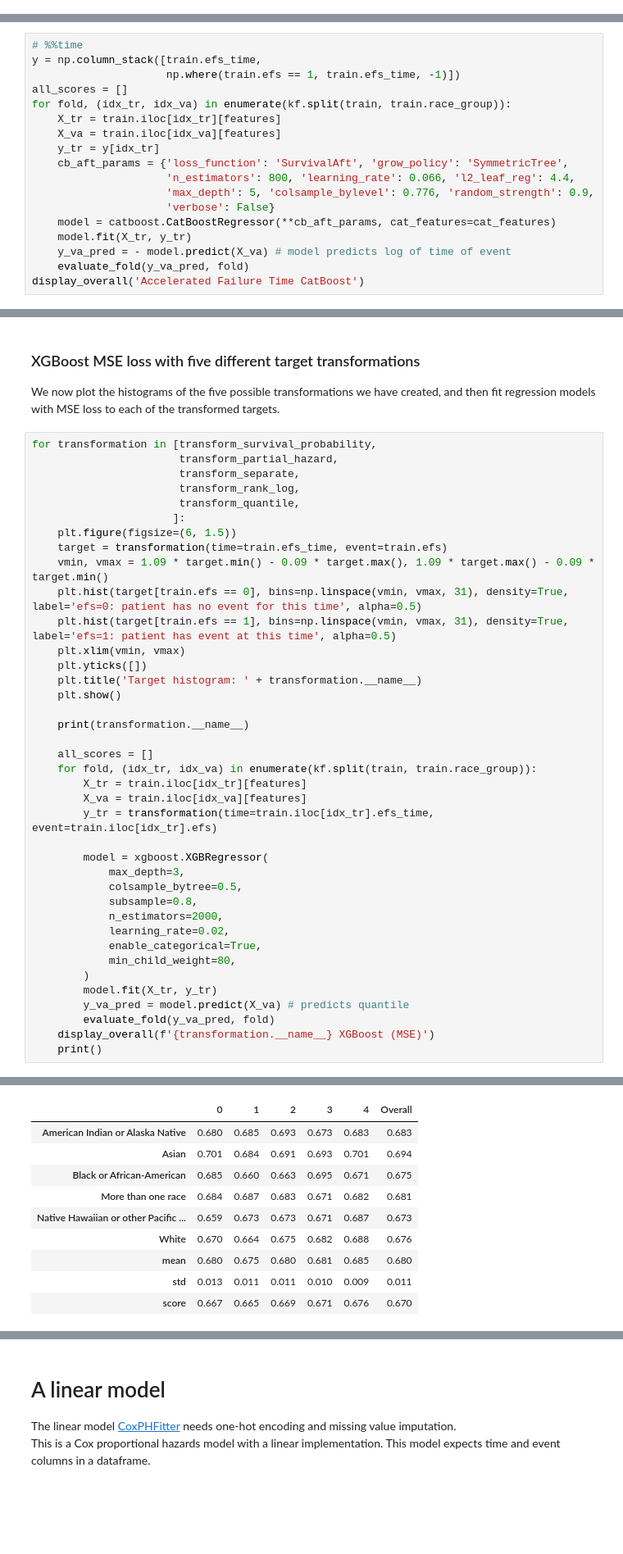
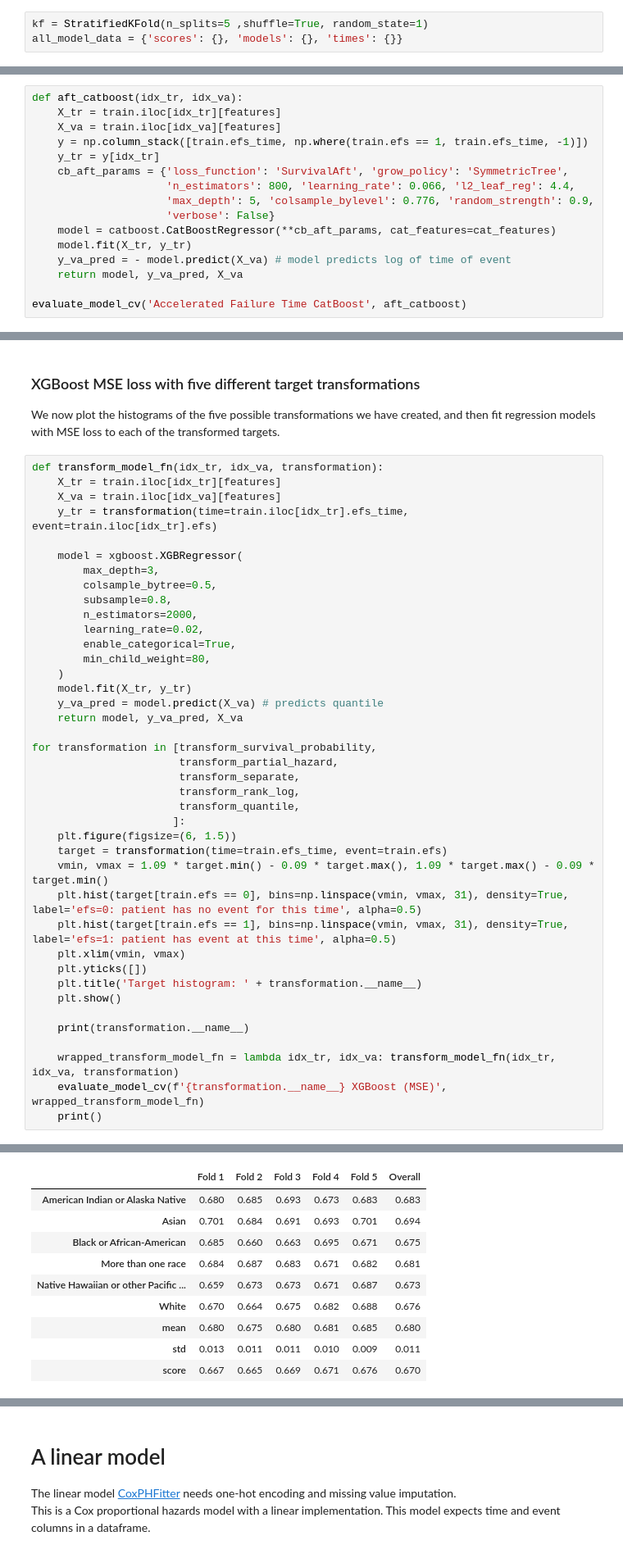
Before and after one commit to galel12/Equity-in-post-HCT-Survival-Predictions, a Jupyter notebook: notebook.ipynb, the cells around one changed output, grey strips where cells are left out. Shown at 82% size. Cells and saved outputs as stored; diff of their text form; blank space fills up the shorter version.

```diff
--- a/notebook.ipynb
+++ b/notebook.ipynb
@@ -628,4 +644,7 @@ As the official implementation of the competition metric doesn't output the scor
 
 We also show the scores recieved for each fold in the cross validation.
 The overall score is the mean of all of the fold's scores.
+# %%
+kf = StratifiedKFold(n_splits=5 ,shuffle=True, random_state=1)
+all_model_data = {'scores': {}, 'models': {}, 'times': {}}
 # %%
@@ -851,13 +853,10 @@ display_overall('Accelerated Failure Time XGBoost')
 Accelerated failure time model with CatBoost.
 This model expects the lower and upper bounds for the target in the form of a two-column array.
 # %%
-# %%time
-y = np.column_stack([train.efs_time,
-                     np.where(train.efs == 1, train.efs_time, -1)])
-all_scores = []
-for fold, (idx_tr, idx_va) in enumerate(kf.split(train, train.race_group)):
+def aft_catboost(idx_tr, idx_va):
     X_tr = train.iloc[idx_tr][features]
     X_va = train.iloc[idx_va][features]
+    y = np.column_stack([train.efs_time, np.where(train.efs == 1, train.efs_time, -1)])
     y_tr = y[idx_tr]
     cb_aft_params = {'loss_function': 'SurvivalAft', 'grow_policy': 'SymmetricTree',
                      'n_estimators': 800, 'learning_rate': 0.066, 'l2_leaf_reg': 4.4,
@@ -866,6 +865,7 @@ for fold, (idx_tr, idx_va) in enumerate(kf.split(train, train.race_group)):
     model = catboost.CatBoostRegressor(**cb_aft_params, cat_features=cat_features)
     model.fit(X_tr, y_tr)
     y_va_pred = - model.predict(X_va) # model predicts log of time of event
-    evaluate_fold(y_va_pred, fold)
-display_overall('Accelerated Failure Time CatBoost')
+    return model, y_va_pred, X_va
+
+evaluate_model_cv('Accelerated Failure Time CatBoost', aft_catboost)
 # %% [output]
@@ -1000,6 +996,24 @@ def transform_quantile(time, event):
 ### XGBoost MSE loss with five different target transformations
 We now plot the histograms of the five possible transformations we have created, and then fit regression models with MSE loss to each of the transformed targets.
 # %%
+def transform_model_fn(idx_tr, idx_va, transformation):
+    X_tr = train.iloc[idx_tr][features]
+    X_va = train.iloc[idx_va][features]
+    y_tr = transformation(time=train.iloc[idx_tr].efs_time, event=train.iloc[idx_tr].efs)
+
+    model = xgboost.XGBRegressor(
+        max_depth=3,
+        colsample_bytree=0.5,
+        subsample=0.8,
+        n_estimators=2000,
+        learning_rate=0.02,
+        enable_categorical=True,
+        min_child_weight=80,
+    )
+    model.fit(X_tr, y_tr)
+    y_va_pred = model.predict(X_va) # predicts quantile
+    return model, y_va_pred, X_va
+
 for transformation in [transform_survival_probability,
                        transform_partial_hazard,
                        transform_separate,
@@ -1018,25 +1032,8 @@ for transformation in [transform_survival_probability,
 
     print(transformation.__name__)
 
-    all_scores = []
-    for fold, (idx_tr, idx_va) in enumerate(kf.split(train, train.race_group)):
-        X_tr = train.iloc[idx_tr][features]
-        X_va = train.iloc[idx_va][features]
-        y_tr = transformation(time=train.iloc[idx_tr].efs_time, event=train.iloc[idx_tr].efs)
-
-        model = xgboost.XGBRegressor(
-            max_depth=3,
-            colsample_bytree=0.5,
-            subsample=0.8,
-            n_estimators=2000,
-            learning_rate=0.02,
-            enable_categorical=True,
-            min_child_weight=80,
-        )
-        model.fit(X_tr, y_tr)
-        y_va_pred = model.predict(X_va) # predicts quantile
-        evaluate_fold(y_va_pred, fold)
-    display_overall(f'{transformation.__name__} XGBoost (MSE)')
+    wrapped_transform_model_fn = lambda idx_tr, idx_va: transform_model_fn(idx_tr, idx_va, transformation)
+    evaluate_model_cv(f'{transformation.__name__} XGBoost (MSE)', wrapped_transform_model_fn)
     print()
 # %% [output]
 [figure]
@@ -1050,4 +1043,4 @@ transform_survival_probability
-|  | 0 | 1 | 2 | 3 | 4 | Overall |
+|  | Fold 1 | Fold 2 | Fold 3 | Fold 4 | Fold 5 | Overall |
 | American Indian or Alaska Native | 0.680 | 0.685 | 0.693 | 0.673 | 0.683 | 0.683 |
 | Asian | 0.701 | 0.684 | 0.691 | 0.693 | 0.701 | 0.694 |
 | Black or African-American | 0.685 | 0.660 | 0.663 | 0.695 | 0.671 | 0.675 |
```
Also changed, not shown: parts of 99 cells of this notebook, 2 other files.
